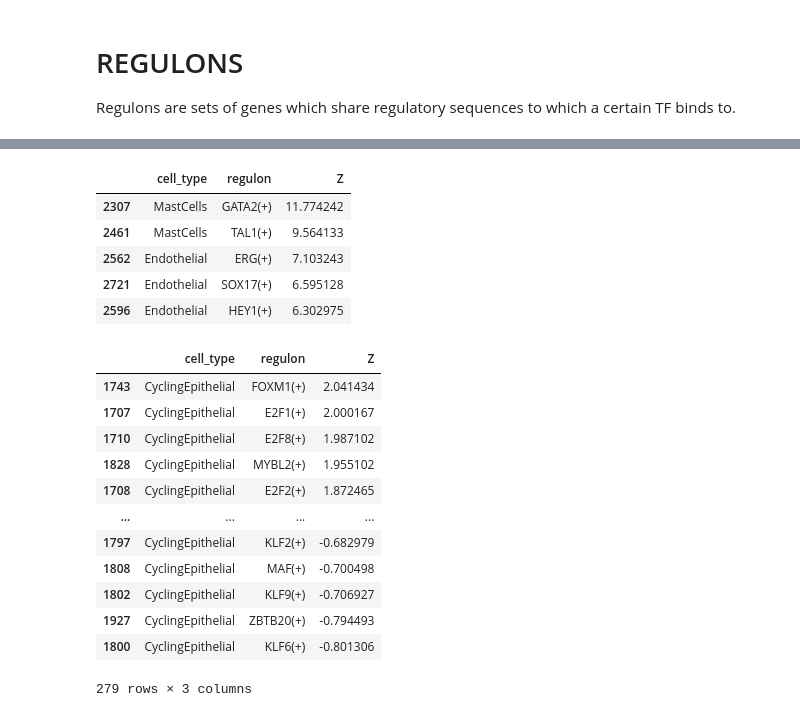
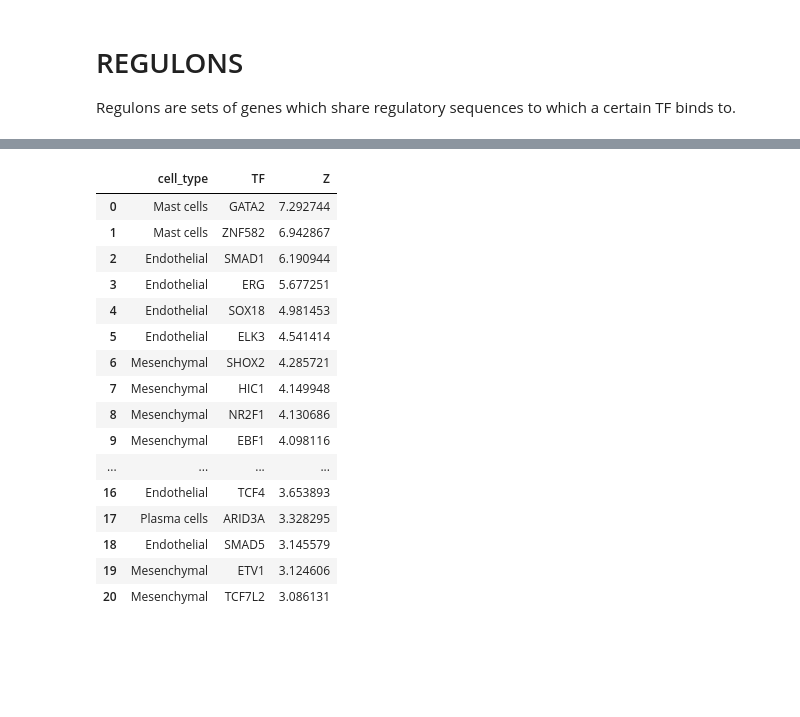
Before and after one commit to ignagarlav/Breast-Cancer-Heterogeneity, a Jupyter notebook: 04GRN/ExploreGrnResults.ipynb, the cells around one changed output, grey strips where cells are left out. Cells and saved outputs as stored; diff of their text form; code cells hidden in the pictures; blank space fills up the shorter version.

```diff
--- a/04GRN/ExploreGrnResults.ipynb
+++ b/04GRN/ExploreGrnResults.ipynb
@@ -120,2 +193,0 @@ import scanpy as sc
-# %%
-adata = sc.read_h5ad("/home/igarzonalva/Proyecto_SC_TNBC/GSE161529/Integration/adata/adata_scanvi_predictions.h5ad")
@@ -137,31 +219,37 @@ AnnData object with n_obs × n_vars = 61800 × 18088
 # %%
-df_obs = adata_ER.obs
-signature_column_names = list(df_obs.select_dtypes('number').columns)
-signature_column_names = list(filter(lambda s: s.startswith('Regulon('), signature_column_names))
-df_scores = df_obs[signature_column_names + ['cell_type']]
-df_results = ((df_scores.groupby(by='cell_type').mean() - df_obs[signature_column_names].mean())/ df_obs[signature_column_names].std()).stack().reset_index().rename(columns={'level_1': 'regulon', 0:'Z'})
-df_results['regulon'] = list(map(lambda s: s[8:-1], df_results.regulon))
-df_results[(df_results.Z >= 3.0)].sort_values('Z', ascending=False).head()
+df_results_dict = {}
+
+for adata in adatas.values():
+    df_obs = adata.obs
+    signature_column_names = list(df_obs.select_dtypes('number').columns)
+    signature_column_names = list(filter(lambda s: s.startswith('Regulon('), signature_column_names))
+    df_scores = df_obs[signature_column_names + ['cell_type']]
+    df_results = ((df_scores.groupby(by='cell_type').mean() - df_obs[signature_column_names].mean())/ df_obs[signature_column_names].std()).stack().reset_index().rename(columns={'level_1': 'regulon', 0:'Z'})
+    df_results['regulon'] = list(map(lambda s: s[8:-1], df_results.regulon))
+    df_results = df_results[(df_results.Z >= 3)].sort_values('Z', ascending=False)
+    df_results.regulon = df_results.regulon.str.replace(r'\(\+\)', '', regex=True)
+    ttype = adata.obs.subtype.cat.categories[0]
+    df_results_dict[ttype] = df_results
-# %% [output]
-|  | cell_type | regulon | Z |
-| 2307 | MastCells | GATA2(+) | 11.774242 |
-| 2461 | MastCells | TAL1(+) | 9.564133 |
-| 2562 | Endothelial | ERG(+) | 7.103243 |
-| 2721 | Endothelial | SOX17(+) | 6.595128 |
-| 2596 | Endothelial | HEY1(+) | 6.302975 |
-# %%
-df_results[df_results.cell_type == "CyclingEpithelial"].sort_values("Z", ascending = False)
-# %% [output]
-|  | cell_type | regulon | Z |
-| 1743 | CyclingEpithelial | FOXM1(+) | 2.041434 |
-| 1707 | CyclingEpithelial | E2F1(+) | 2.000167 |
-| 1710 | CyclingEpithelial | E2F8(+) | 1.987102 |
-| 1828 | CyclingEpithelial | MYBL2(+) | 1.955102 |
-| 1708 | CyclingEpithelial | E2F2(+) | 1.872465 |
-| ... | ... | ... | ... |
-| 1797 | CyclingEpithelial | KLF2(+) | -0.682979 |
-| 1808 | CyclingEpithelial | MAF(+) | -0.700498 |
-| 1802 | CyclingEpithelial | KLF9(+) | -0.706927 |
-| 1927 | CyclingEpithelial | ZBTB20(+) | -0.794493 |
-| 1800 | CyclingEpithelial | KLF6(+) | -0.801306 |
-279 rows × 3 columns
+# %%
+df = df_results_dict['TNBC'].reset_index(drop=True)
+df.rename(columns={'regulon': 'TF'}, inplace=True)
+# %%
+df
+# %% [output]
+|  | cell_type | TF | Z |
+| 0 | Mast cells | GATA2 | 7.292744 |
+| 1 | Mast cells | ZNF582 | 6.942867 |
+| 2 | Endothelial | SMAD1 | 6.190944 |
+| 3 | Endothelial | ERG | 5.677251 |
+| 4 | Endothelial | SOX18 | 4.981453 |
+| 5 | Endothelial | ELK3 | 4.541414 |
+| 6 | Mesenchymal | SHOX2 | 4.285721 |
+| 7 | Mesenchymal | HIC1 | 4.149948 |
+| 8 | Mesenchymal | NR2F1 | 4.130686 |
+| 9 | Mesenchymal | EBF1 | 4.098116 |
+| ... | ... | ... | ... |
+| 16 | Endothelial | TCF4 | 3.653893 |
+| 17 | Plasma cells | ARID3A | 3.328295 |
+| 18 | Endothelial | SMAD5 | 3.145579 |
+| 19 | Mesenchymal | ETV1 | 3.124606 |
+| 20 | Mesenchymal | TCF7L2 | 3.086131 |
```
Also changed, not shown: parts of 57 cells of this notebook, 5 other files.
